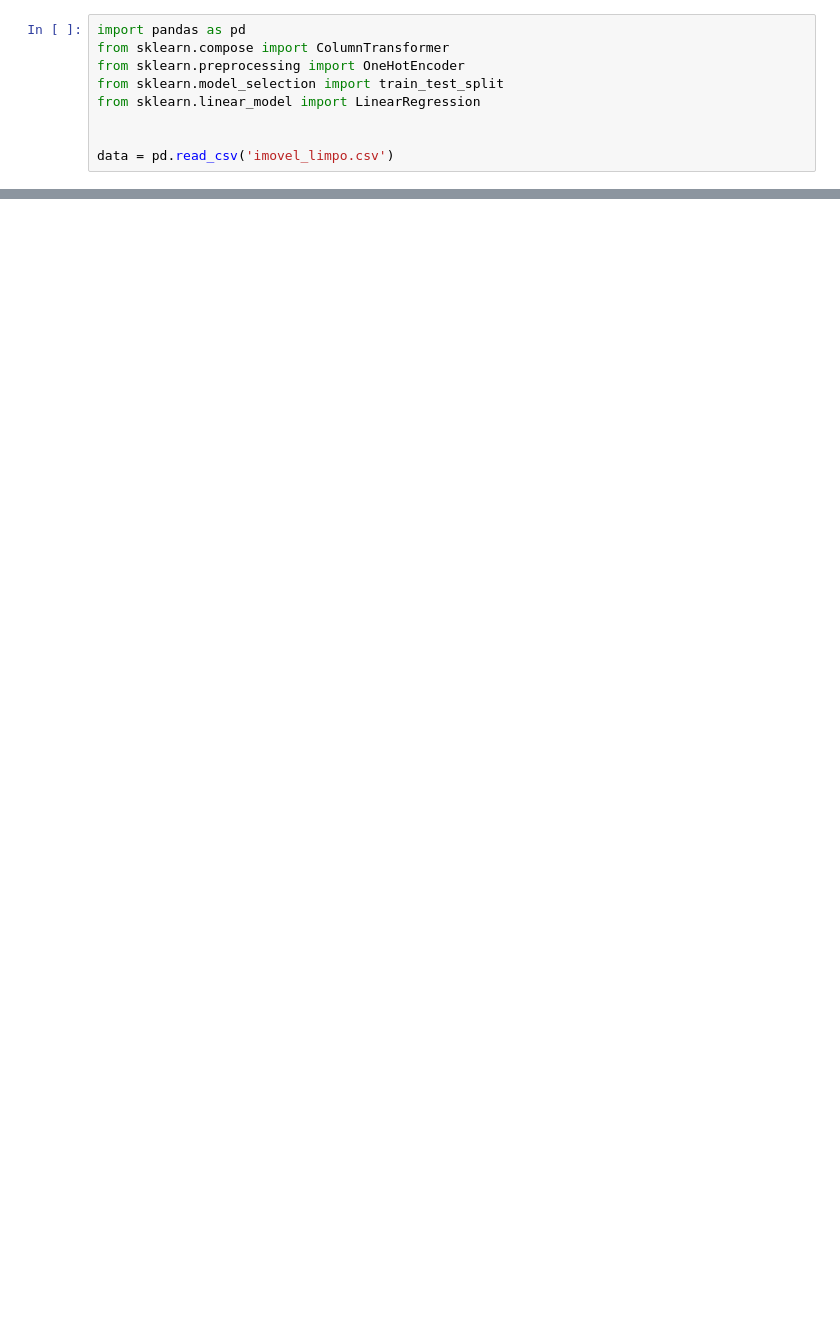
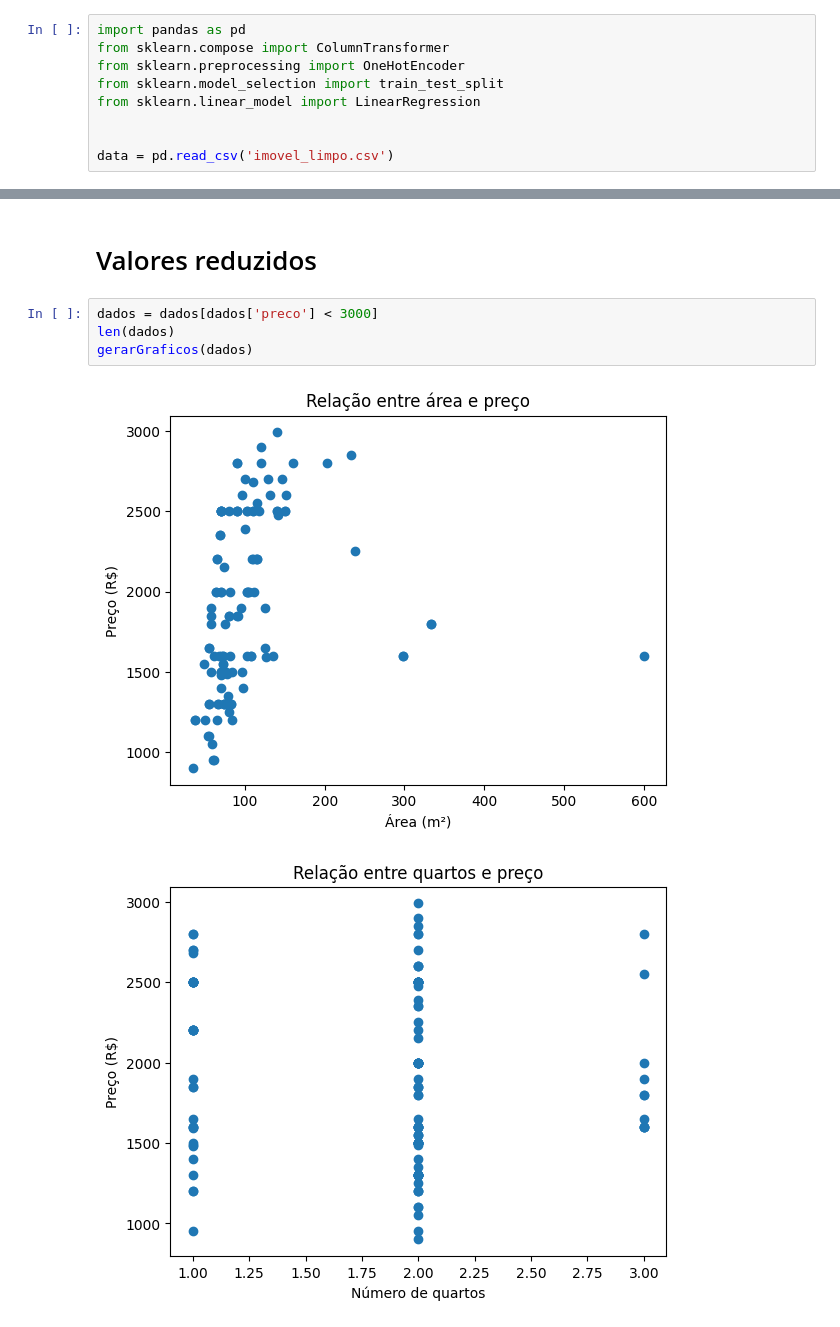
Before and after one commit to AngeloDev-New/IA-Materiais, a Jupyter notebook: 2nd_vinicius/Integrantes/regrecao.ipynb, the cells around one changed output, grey strips where cells are left out. Cells and saved outputs as stored; diff of their text form; blank space fills up the shorter version.

```diff
--- a/2nd_vinicius/Integrantes/regrecao.ipynb
+++ b/2nd_vinicius/Integrantes/regrecao.ipynb
@@ -98,0 +147,9 @@ Preço estimado: [23381.25409593]
+# %% [markdown]
+# Valores reduzidos
+# %%
+dados = dados[dados['preco'] < 3000]
+len(dados)
+gerarGraficos(dados)
+# %% [output]
+[figure, added]
+[figure, added]
```
Also changed, not shown: parts of 13 cells of this notebook, 3 other files.
